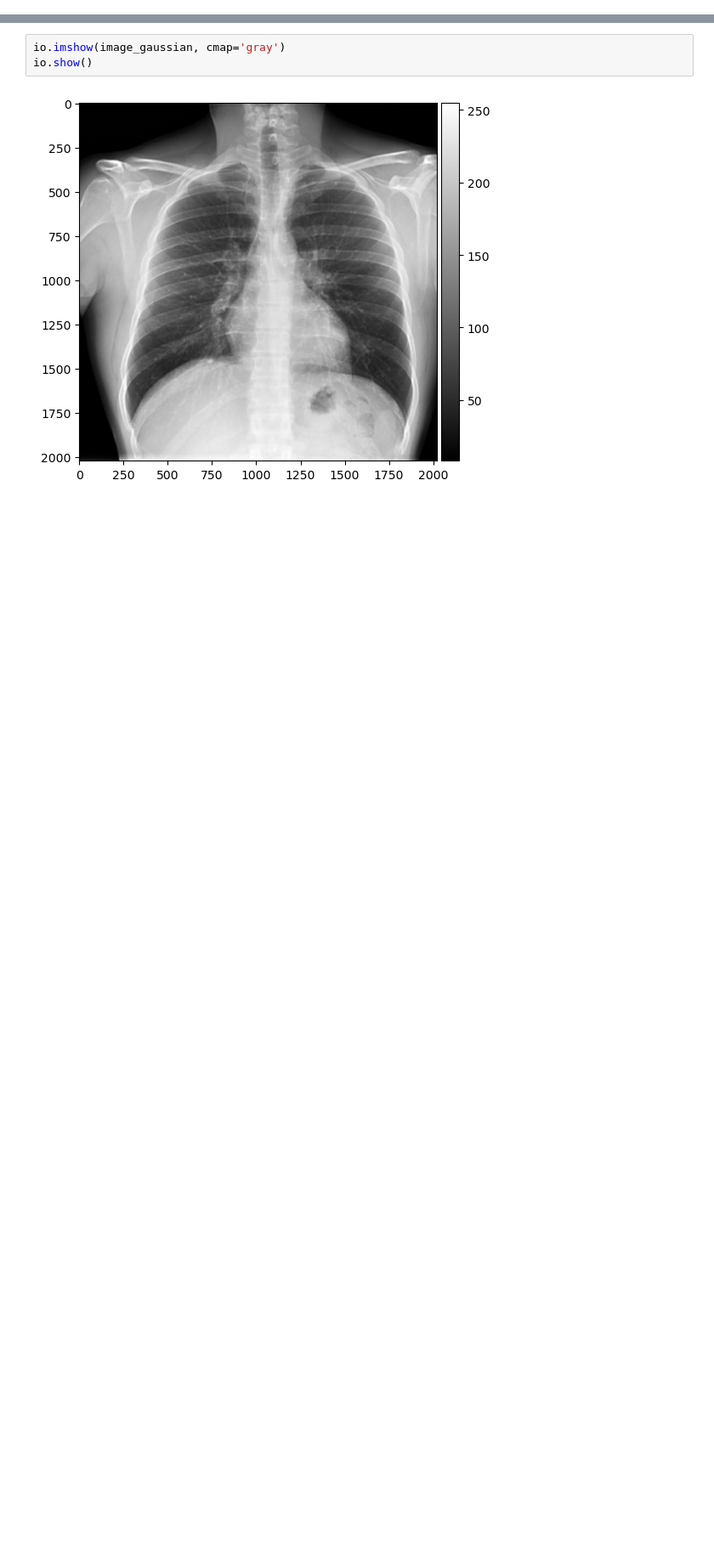
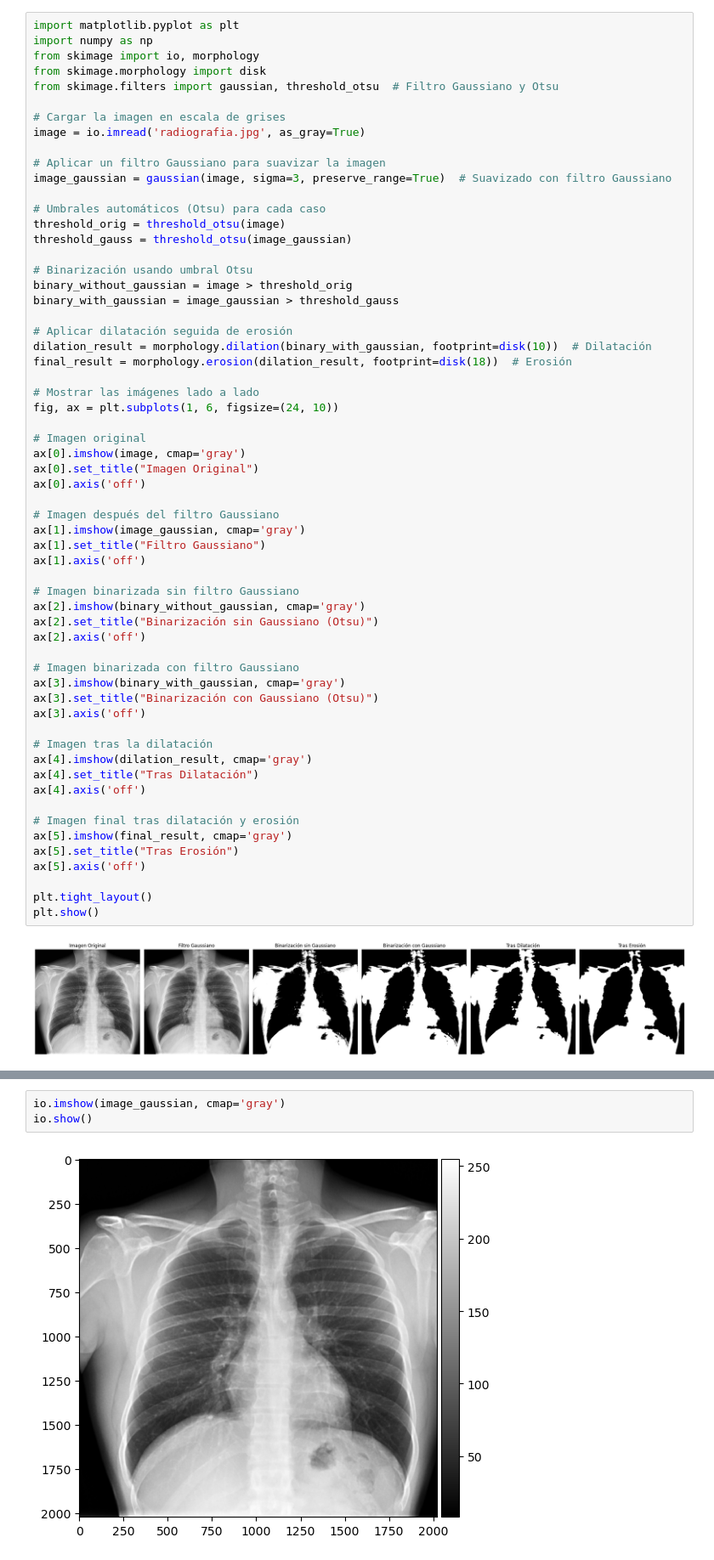
Before and after one commit to UNIR-RPA/UNIR-VA-ACTIVIDAD-2, a Jupyter notebook: Radiografia_VA_VERSION_FINAL.ipynb, the cells around one changed output, grey strips where cells are left out. Shown at 85% size. Saved outputs shown, nothing was run; the diff lists cells and outputs as text; blank space fills up the shorter version.

```diff
--- a/Radiografia_VA_VERSION_FINAL.ipynb
+++ b/Radiografia_VA_VERSION_FINAL.ipynb
@@ -0,0 +1,62 @@
+# %%
+import matplotlib.pyplot as plt
+import numpy as np
+from skimage import io, morphology
+from skimage.morphology import disk
+from skimage.filters import gaussian, threshold_otsu  # Filtro Gaussiano y Otsu
+
+# Cargar la imagen en escala de grises
+image = io.imread('radiografia.jpg', as_gray=True)
+
+# Aplicar un filtro Gaussiano para suavizar la imagen
+image_gaussian = gaussian(image, sigma=3, preserve_range=True)  # Suavizado con filtro Gaussiano
+
+# Umbrales automáticos (Otsu) para cada caso
+threshold_orig = threshold_otsu(image)
+threshold_gauss = threshold_otsu(image_gaussian)
+
+# Binarización usando umbral Otsu
+binary_without_gaussian = image > threshold_orig
+binary_with_gaussian = image_gaussian > threshold_gauss
+
+# Aplicar dilatación seguida de erosión
+dilation_result = morphology.dilation(binary_with_gaussian, footprint=disk(10))  # Dilatación
+final_result = morphology.erosion(dilation_result, footprint=disk(18))  # Erosión
+
+# Mostrar las imágenes lado a lado
+fig, ax = plt.subplots(1, 6, figsize=(24, 10))
+
+# Imagen original
+ax[0].imshow(image, cmap='gray')
+ax[0].set_title("Imagen Original")
+ax[0].axis('off')
+
+# Imagen después del filtro Gaussiano
+ax[1].imshow(image_gaussian, cmap='gray')
+ax[1].set_title("Filtro Gaussiano")
+ax[1].axis('off')
+
+# Imagen binarizada sin filtro Gaussiano
+ax[2].imshow(binary_without_gaussian, cmap='gray')
+ax[2].set_title("Binarización sin Gaussiano (Otsu)")
+ax[2].axis('off')
+
+# Imagen binarizada con filtro Gaussiano
+ax[3].imshow(binary_with_gaussian, cmap='gray')
+ax[3].set_title("Binarización con Gaussiano (Otsu)")
+ax[3].axis('off')
+
+# Imagen tras la dilatación
+ax[4].imshow(dilation_result, cmap='gray')
+ax[4].set_title("Tras Dilatación")
+ax[4].axis('off')
+
+# Imagen final tras dilatación y erosión
+ax[5].imshow(final_result, cmap='gray')
+ax[5].set_title("Tras Erosión")
+ax[5].axis('off')
+
+plt.tight_layout()
+plt.show()
+# %% [output]
+[figure, added]
```
Also changed, not shown: parts of 4 cells of this notebook, 4 other files.
